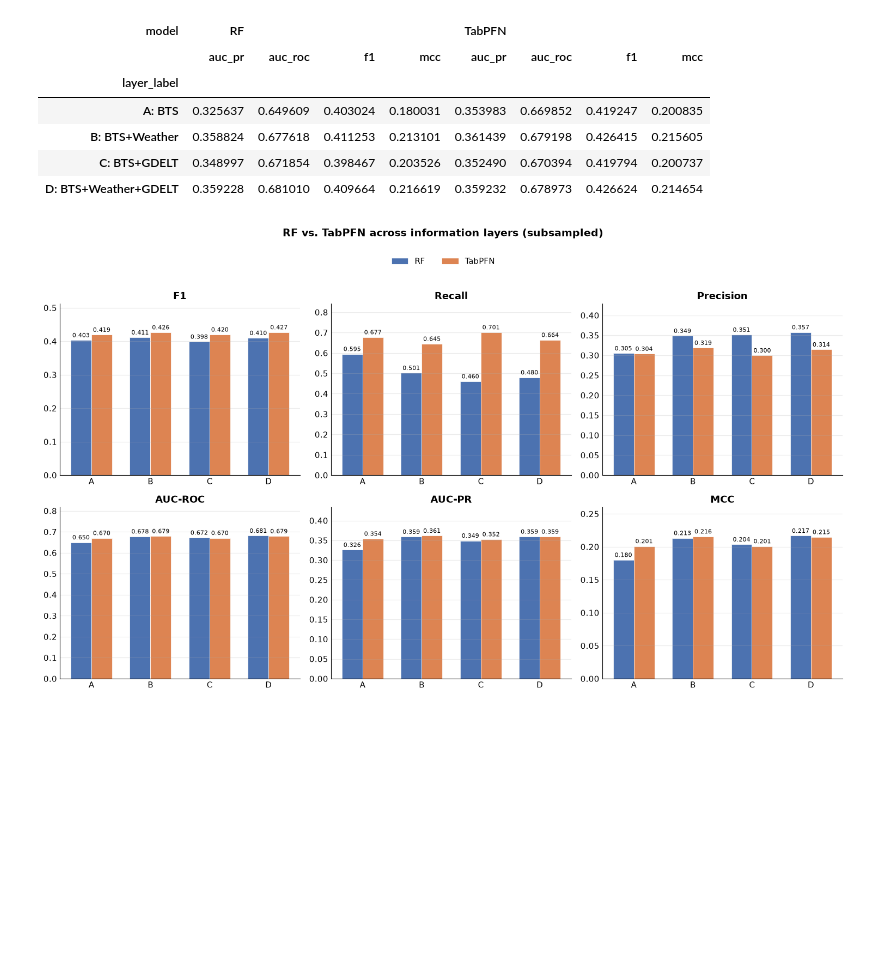
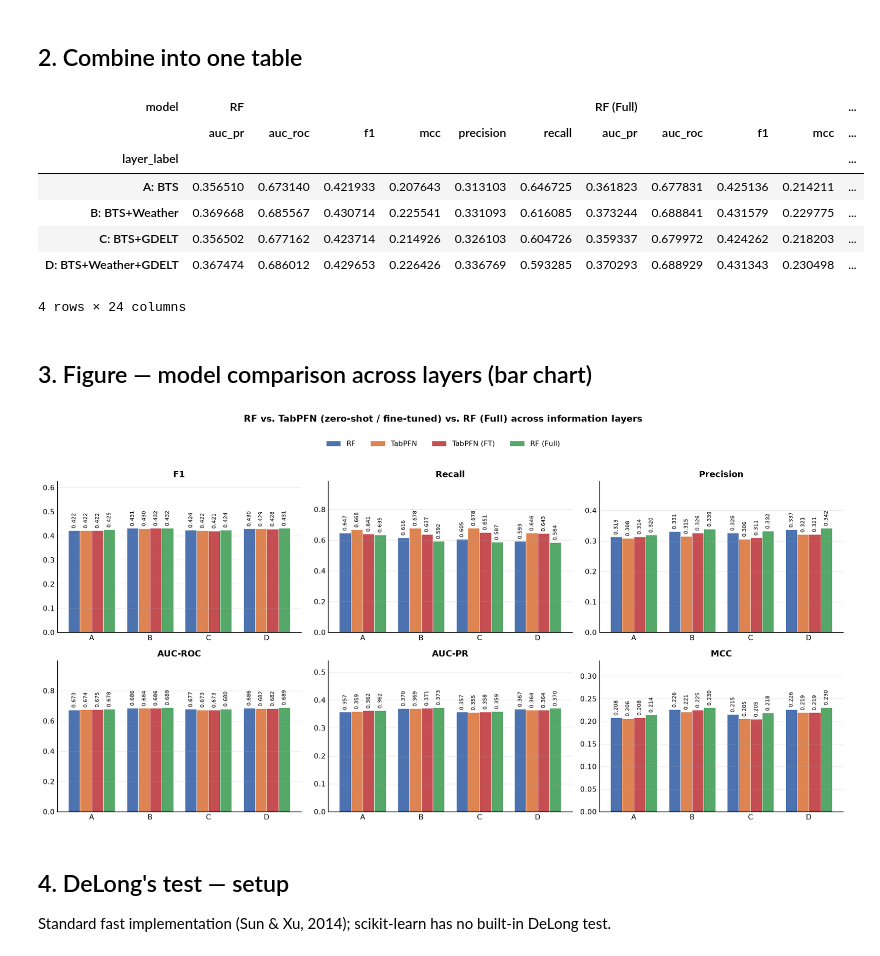
Before and after one commit to aniaand/BachelorThesisAirlineDelayPrediction, a Jupyter notebook: notebooks/results.ipynb, the cells around one changed output. Saved outputs shown, nothing was run; the diff lists cells and outputs as text; code cells hidden in the pictures; blank space fills up the shorter version.

Commit message:
Pipeline scripts, notebooks, README; data and model outputs ignored

```diff
--- a/notebooks/results.ipynb
+++ b/notebooks/results.ipynb
@@ -85,69 +110,69 @@ combined_df
+# %% [markdown]
+## 2. Combine into one table
 # %%
-comparison_table = combined_df.pivot(index="layer_label", columns="model", values=metrics)
+combined_df = pd.concat([
+    rf_df.reset_index(drop=True),
+    fm_df.reset_index(drop=True),
+    fm_tuned_df.reset_index(drop=True),
+    rf_full_df.reset_index(drop=True),
+])
+combined_df.to_csv(results_dir / "rf_vs_fm_combined.csv", index=False)
+
+comparison_table = combined_df.pivot(index="layer_label", columns="model", values=METRICS)
+comparison_table = comparison_table.reindex(LAYER_ORDER)
 comparison_table = comparison_table.reorder_levels([1, 0], axis=1).sort_index(axis=1, level=0)
+comparison_table.to_csv(results_dir / "rf_vs_fm_comparison_table.csv")
 
-comparison_table.to_csv(results_dir / "rf_vs_fm_comparison_table.csv")
 comparison_table
 # %% [output]
-| model | RF |  |  |  | TabPFN |  |  |  |
-|  | auc_pr | auc_roc | f1 | mcc | auc_pr | auc_roc | f1 | mcc |
-| layer_label |  |  |  |  |  |  |  |  |
-| A: BTS | 0.325637 | 0.649609 | 0.403024 | 0.180031 | 0.353983 | 0.669852 | 0.419247 | 0.200835 |
-| B: BTS+Weather | 0.358824 | 0.677618 | 0.411253 | 0.213101 | 0.361439 | 0.679198 | 0.426415 | 0.215605 |
-| C: BTS+GDELT | 0.348997 | 0.671854 | 0.398467 | 0.203526 | 0.352490 | 0.670394 | 0.419794 | 0.200737 |
-| D: BTS+Weather+GDELT | 0.359228 | 0.681010 | 0.409664 | 0.216619 | 0.359232 | 0.678973 | 0.426624 | 0.214654 |
+| model | RF |  |  |  |  |  | RF (Full) |  |  |  | ... |
+|  | auc_pr | auc_roc | f1 | mcc | precision | recall | auc_pr | auc_roc | f1 | mcc | ... |
+| layer_label |  |  |  |  |  |  |  |  |  |  | ... |
+| A: BTS | 0.356510 | 0.673140 | 0.421933 | 0.207643 | 0.313103 | 0.646725 | 0.361823 | 0.677831 | 0.425136 | 0.214211 | ... |
+| B: BTS+Weather | 0.369668 | 0.685567 | 0.430714 | 0.225541 | 0.331093 | 0.616085 | 0.373244 | 0.688841 | 0.431579 | 0.229775 | ... |
+| C: BTS+GDELT | 0.356502 | 0.677162 | 0.423714 | 0.214926 | 0.326103 | 0.604726 | 0.359337 | 0.679972 | 0.424262 | 0.218203 | ... |
+| D: BTS+Weather+GDELT | 0.367474 | 0.686012 | 0.429653 | 0.226426 | 0.336769 | 0.593285 | 0.370293 | 0.688929 | 0.431343 | 0.230498 | ... |
+4 rows × 24 columns
+# %% [markdown]
+## 3. Figure — model comparison across layers (bar chart)
 # %%
-plt.rcParams.update({
-    "font.size": 11,
-    "axes.spines.top": False,
-    "axes.spines.right": False,
-    "axes.grid": True,
-    "grid.alpha": 0.25,
-    "axes.grid.axis": "y",
-})
-
-METRICS = ["f1", "recall", "precision", "auc_roc", "auc_pr", "mcc"]
-METRIC_LABELS = {
-    "f1": "F1", "recall": "Recall", "precision": "Precision",
-    "auc_roc": "AUC-ROC", "auc_pr": "AUC-PR", "mcc": "MCC",
-}
-MODEL_COLORS = {"RF": "#4C72B0", "TabPFN": "#DD8452"}
-
-layers = sorted(combined_df["layer_label"].unique())  # A, B, C, D order
+layers = LAYER_ORDER
 models = list(combined_df["model"].unique())
 x = np.arange(len(layers))
-bar_width = 0.35
+bar_width = 0.8 / len(models)
 
-fig, axes = plt.subplots(2, 3, figsize=(15, 8))
+fig, axes = plt.subplots(2, 3, figsize=(17, 8))
 axes = axes.flatten()
 
 for ax, metric in zip(axes, METRICS):
     for i, model in enumerate(models):
-        subset = (
-            combined_df[combined_df["model"] == model]
-            .set_index("layer_label")
-            .loc[layers]
-        )
+        subset = combined_df[combined_df["model"] == model].set_index("layer_label").loc[layers]
         offset = (i - (len(models) - 1) / 2) * bar_width
         bars = ax.bar(
             x + offset, subset[metric], width=bar_width,
             label=model, color=MODEL_COLORS.get(model), edgecolor="white", linewidth=0.5,
         )
-        ax.bar_label(bars, fmt="%.3f", padding=2, fontsize=8)
+        # Rotated labels take a vertical sliver instead of a horizontal one, so
+        # neighboring bars' labels no longer collide at this bar width.
+        ax.bar_label(bars, fmt="%.3f", padding=3, fontsize=8, rotation=90)
 
     ax.set_xticks(x)
-    ax.set_xticklabels([l.split(":")[0] for l in layers])  # just "A", "B", "C", "D"
+    ax.set_xticklabels([l.split(":")[0] for l in layers])
     ax.set_title(METRIC_LABELS[metric], fontweight="bold")
-    ax.set_ylim(0, max(combined_df[metric].max() * 1.2, 0.1))
+    # More headroom than before (1.2 -> 1.45) so rotated labels have room to
+    # clear the top of the tallest bar without getting clipped.
+    ax.set_ylim(0, max(combined_df[metric].max() * 1.45, 0.15))
     ax.tick_params(axis="both", length=0)
 
-# Single shared legend instead of one per subplot
 handles, labels = axes[0].get_legend_handles_labels()
 fig.legend(handles, labels, loc="upper center", ncol=len(models), bbox_to_anchor=(0.5, 1.03), frameon=False)
-
-fig.suptitle("RF vs. TabPFN across information layers (subsampled)", y=1.08, fontsize=14, fontweight="bold")
+fig.suptitle("RF vs. TabPFN (zero-shot / fine-tuned) vs. RF (Full) across information layers", y=1.08, fontsize=14, fontweight="bold")
 plt.tight_layout()
 plt.savefig(results_dir / "rf_vs_fm_metrics.png", dpi=150, bbox_inches="tight")
 plt.show()
 # %% [output]
-[figure, old version]
+[figure, new version]
+# %% [markdown]
+## 4. DeLong's test — setup
+
+Standard fast implementation (Sun & Xu, 2014); scikit-learn has no built-in DeLong test.
```
Also changed, not shown: parts of 21 cells of this notebook, 44 other files.
